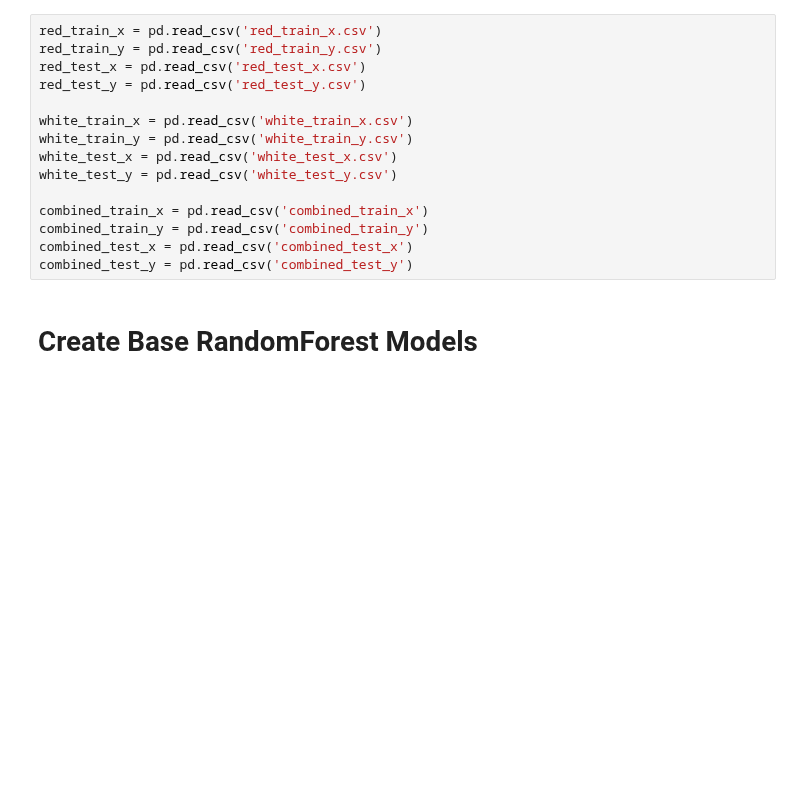
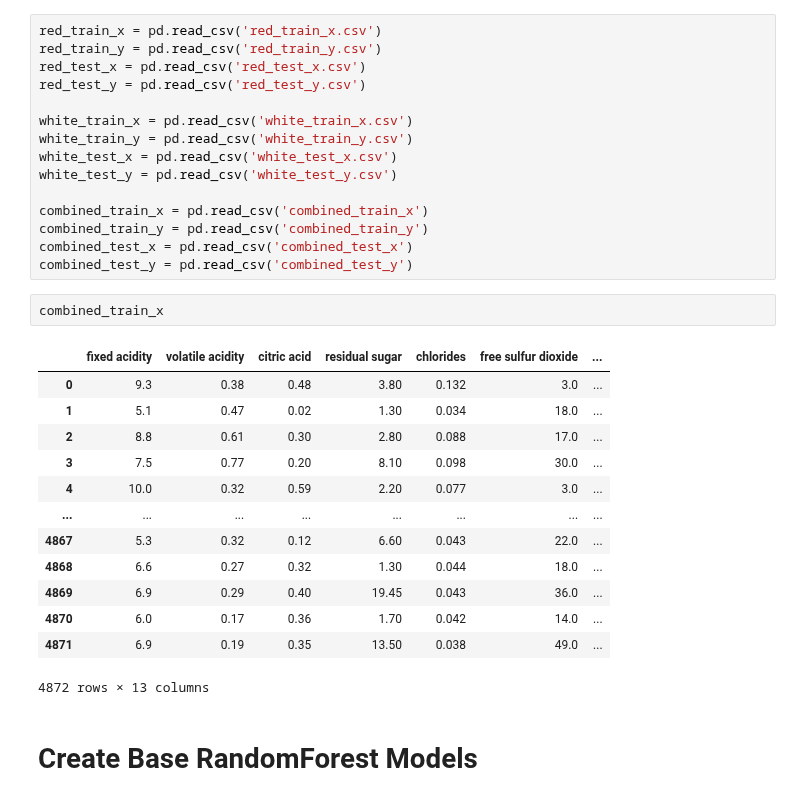
Before and after one commit to cndywu/TheYelpers2, a Jupyter notebook: Sabrina_model.ipynb, the cells around one changed output. Saved outputs shown, nothing was run; the diff lists cells and outputs as text; blank space fills up the shorter version.

```diff
--- a/Sabrina_model.ipynb
+++ b/Sabrina_model.ipynb
@@ -40,6 +40,22 @@ combined_train_x = pd.read_csv('combined_train_x')
 combined_train_y = pd.read_csv('combined_train_y')
 combined_test_x = pd.read_csv('combined_test_x')
 combined_test_y = pd.read_csv('combined_test_y')
+# %%
+combined_train_x
+# %% [output]
+|  | fixed acidity | volatile acidity | citric acid | residual sugar | chlorides | free sulfur dioxide | ... |
+| 0 | 9.3 | 0.38 | 0.48 | 3.80 | 0.132 | 3.0 | ... |
+| 1 | 5.1 | 0.47 | 0.02 | 1.30 | 0.034 | 18.0 | ... |
+| 2 | 8.8 | 0.61 | 0.30 | 2.80 | 0.088 | 17.0 | ... |
+| 3 | 7.5 | 0.77 | 0.20 | 8.10 | 0.098 | 30.0 | ... |
+| 4 | 10.0 | 0.32 | 0.59 | 2.20 | 0.077 | 3.0 | ... |
+| ... | ... | ... | ... | ... | ... | ... | ... |
+| 4867 | 5.3 | 0.32 | 0.12 | 6.60 | 0.043 | 22.0 | ... |
+| 4868 | 6.6 | 0.27 | 0.32 | 1.30 | 0.044 | 18.0 | ... |
+| 4869 | 6.9 | 0.29 | 0.40 | 19.45 | 0.043 | 36.0 | ... |
+| 4870 | 6.0 | 0.17 | 0.36 | 1.70 | 0.042 | 14.0 | ... |
+| 4871 | 6.9 | 0.19 | 0.35 | 13.50 | 0.038 | 49.0 | ... |
+4872 rows × 13 columns
 # %% [markdown]
 # Create Base RandomForest Models
 # %%
```
Also changed, not shown: 1 other file.
